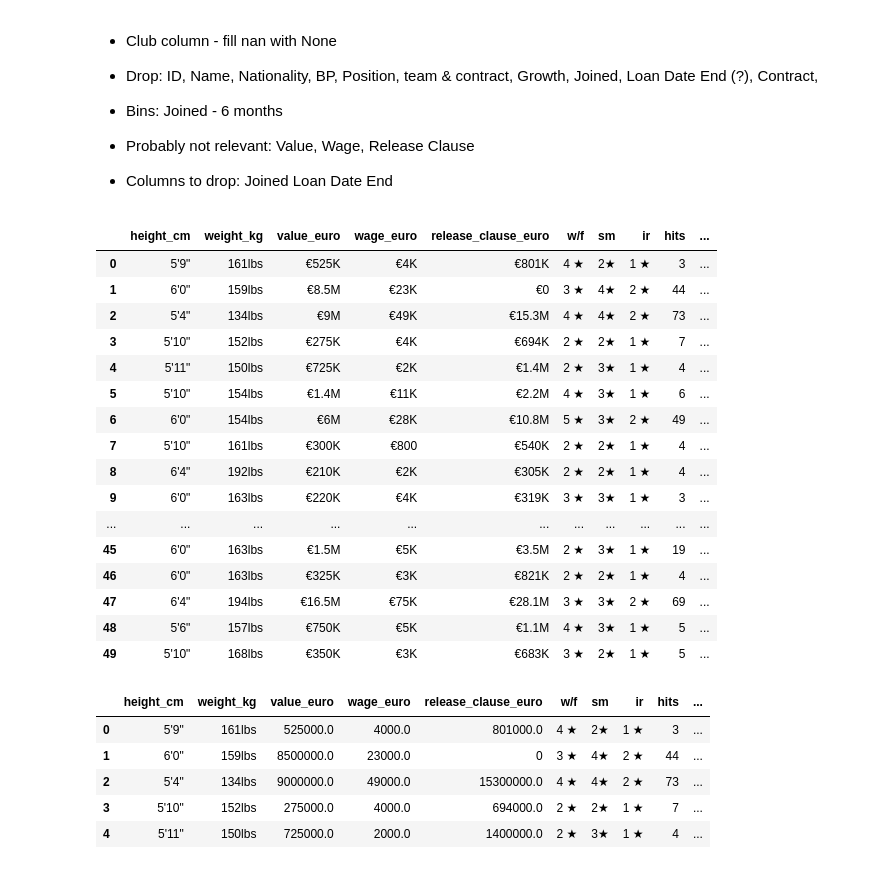
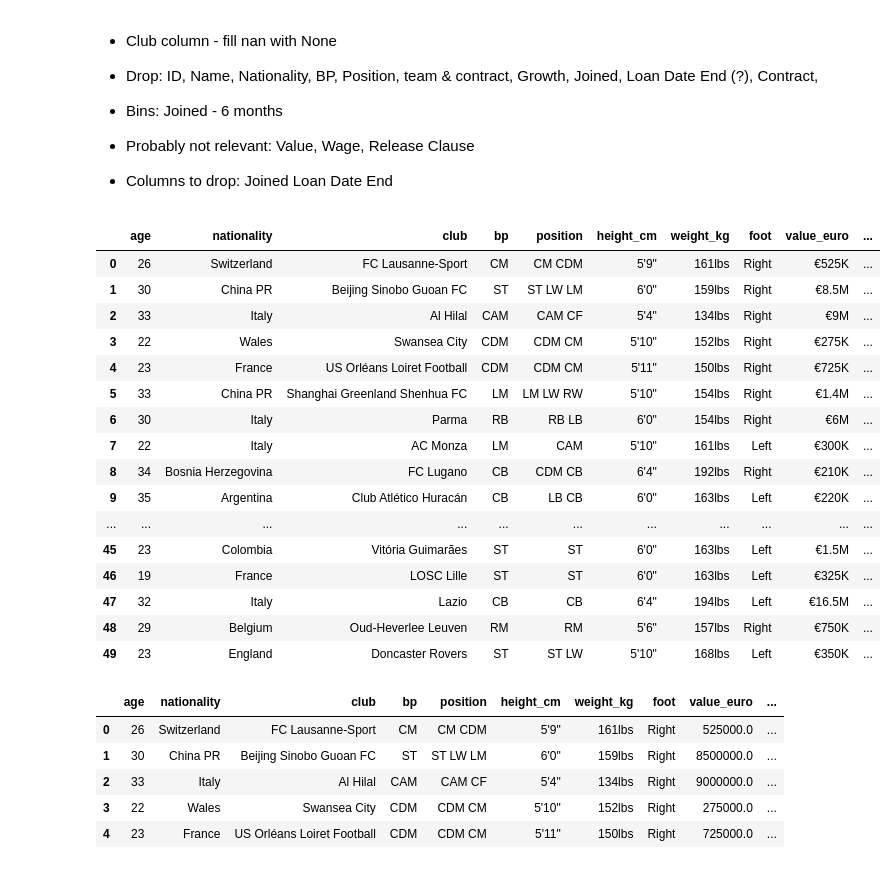
Before and after one commit to lucalfano/FIFA_21_PROJECT, a Jupyter notebook: FIFA_21_PROJECT.ipynb, the cells around one changed output. Saved outputs shown, nothing was run; the diff lists cells and outputs as text; code cells hidden in the pictures.

```diff
--- a/FIFA_21_PROJECT.ipynb
+++ b/FIFA_21_PROJECT.ipynb
@@ -32,7 +47,7 @@ def value_to_float(x):
         if len(x) > 1:
             return float(x.replace('M', '')) * 1000000
         return 1000000.0
-    return x
+    return float(x)
 
 # Character replacing function
 def remove_char(x,y, z=''):
@@ -68,9 +83,17 @@ def fill_na(data, drp):
     return data
 
 # Variables to change parameters of cleaning
-columns_to_drop = ['loan_date_end', 'id', 'name', 'team_&_contract', 'growth', 'joined']
+columns_to_drop = ['loan_date_end', 'id', 'name', 'team_&_contract', 'growth', 'joined', 'contract']
 
 cleandata = std_data(dataset)
 cleandata.rename(columns = {'height':'height_cm', 'weight':'weight_kg', 'value':'value_euro', 'wage':'wage_euro', 'release_clause':'release_clause_euro'}, inplace = True)
 cleandata = fill_na(cleandata, columns_to_drop)
+drop=['crossing','finishing','heading_accuracy','short_passing','volleys','dribbling','curve','fk_accuracy','long_passing',
+'ball_control','acceleration','sprint_speed','agility','reactions','balance','shot_power','jumping','stamina','strength','long_shots',
+'aggression','interceptions','positioning','vision','penalties','composure','marking','standing_tackle','sliding_tackle',
+'gk_diving','gk_handling','gk_kicking','gk_positioning','gk_reflexes','total_stats','pac','sho','pas','dri','def','phy',
+     'lwb','ldm','rdm','rwb','lb','lcb','rcb','rb',
+     'ls','rs','lf','rf','rw','cam','lm']
+
+cleandata = cleandata.drop(columns=drop, axis=1)
 # %%
@@ -81,39 +101,39 @@ categorical = categorical.drop(columns=['nationality', 'club', 'bp', 'position',
 # %%
-categorical.head(50)
+cleandata.head(50)
 # %% [output]
-|  | height_cm | weight_kg | value_euro | wage_euro | release_clause_euro | w/f | sm | ir | hits | ... |
-| 0 | 5'9" | 161lbs | €525K | €4K | €801K | 4 ★ | 2★ | 1 ★ | 3 | ... |
-| 1 | 6'0" | 159lbs | €8.5M | €23K | €0 | 3 ★ | 4★ | 2 ★ | 44 | ... |
-| 2 | 5'4" | 134lbs | €9M | €49K | €15.3M | 4 ★ | 4★ | 2 ★ | 73 | ... |
-| 3 | 5'10" | 152lbs | €275K | €4K | €694K | 2 ★ | 2★ | 1 ★ | 7 | ... |
-| 4 | 5'11" | 150lbs | €725K | €2K | €1.4M | 2 ★ | 3★ | 1 ★ | 4 | ... |
-| 5 | 5'10" | 154lbs | €1.4M | €11K | €2.2M | 4 ★ | 3★ | 1 ★ | 6 | ... |
-| 6 | 6'0" | 154lbs | €6M | €28K | €10.8M | 5 ★ | 3★ | 2 ★ | 49 | ... |
-| 7 | 5'10" | 161lbs | €300K | €800 | €540K | 2 ★ | 2★ | 1 ★ | 4 | ... |
-| 8 | 6'4" | 192lbs | €210K | €2K | €305K | 2 ★ | 2★ | 1 ★ | 4 | ... |
-| 9 | 6'0" | 163lbs | €220K | €4K | €319K | 3 ★ | 3★ | 1 ★ | 3 | ... |
+|  | age | nationality | club | bp | position | height_cm | weight_kg | foot | value_euro | ... |
+| 0 | 26 | Switzerland | FC Lausanne-Sport | CM | CM CDM | 5'9" | 161lbs | Right | €525K | ... |
+| 1 | 30 | China PR | Beijing Sinobo Guoan FC | ST | ST LW LM | 6'0" | 159lbs | Right | €8.5M | ... |
+| 2 | 33 | Italy | Al Hilal | CAM | CAM CF | 5'4" | 134lbs | Right | €9M | ... |
+| 3 | 22 | Wales | Swansea City | CDM | CDM CM | 5'10" | 152lbs | Right | €275K | ... |
+| 4 | 23 | France | US Orléans Loiret Football | CDM | CDM CM | 5'11" | 150lbs | Right | €725K | ... |
+| 5 | 33 | China PR | Shanghai Greenland Shenhua FC | LM | LM LW RW | 5'10" | 154lbs | Right | €1.4M | ... |
+| 6 | 30 | Italy | Parma | RB | RB LB | 6'0" | 154lbs | Right | €6M | ... |
+| 7 | 22 | Italy | AC Monza | LM | CAM | 5'10" | 161lbs | Left | €300K | ... |
+| 8 | 34 | Bosnia Herzegovina | FC Lugano | CB | CDM CB | 6'4" | 192lbs | Right | €210K | ... |
+| 9 | 35 | Argentina | Club Atlético Huracán | CB | LB CB | 6'0" | 163lbs | Left | €220K | ... |
 | ... | ... | ... | ... | ... | ... | ... | ... | ... | ... | ... |
-| 45 | 6'0" | 163lbs | €1.5M | €5K | €3.5M | 2 ★ | 3★ | 1 ★ | 19 | ... |
-| 46 | 6'0" | 163lbs | €325K | €3K | €821K | 2 ★ | 2★ | 1 ★ | 4 | ... |
-| 47 | 6'4" | 194lbs | €16.5M | €75K | €28.1M | 3 ★ | 3★ | 2 ★ | 69 | ... |
-| 48 | 5'6" | 157lbs | €750K | €5K | €1.1M | 4 ★ | 3★ | 1 ★ | 5 | ... |
-| 49 | 5'10" | 168lbs | €350K | €3K | €683K | 3 ★ | 2★ | 1 ★ | 5 | ... |
+| 45 | 23 | Colombia | Vitória Guimarães | ST | ST | 6'0" | 163lbs | Left | €1.5M | ... |
+| 46 | 19 | France | LOSC Lille | ST | ST | 6'0" | 163lbs | Left | €325K | ... |
+| 47 | 32 | Italy | Lazio | CB | CB | 6'4" | 194lbs | Left | €16.5M | ... |
+| 48 | 29 | Belgium | Oud-Heverlee Leuven | RM | RM | 5'6" | 157lbs | Right | €750K | ... |
+| 49 | 23 | England | Doncaster Rovers | ST | ST LW | 5'10" | 168lbs | Left | €350K | ... |
 # %%
 currency_values = ['value_euro', 'wage_euro', 'release_clause_euro']
 
 #Characters to replace
 for e in currency_values:
-    categorical[e] = remove_char(categorical[e],'€')
-    categorical[e] = categorical[e].apply(value_to_float)
+    cleandata[e] = remove_char(cleandata[e],'€')
+    cleandata[e] = cleandata[e].apply(value_to_float)
 
-categorical['hits'] = categorical['hits'].apply(value_to_float)
-categorical.head()
+cleandata['hits'] = cleandata['hits'].apply(value_to_float)
+cleandata.head()
 # %% [output]
-|  | height_cm | weight_kg | value_euro | wage_euro | release_clause_euro | w/f | sm | ir | hits | ... |
-| 0 | 5'9" | 161lbs | 525000.0 | 4000.0 | 801000.0 | 4 ★ | 2★ | 1 ★ | 3 | ... |
-| 1 | 6'0" | 159lbs | 8500000.0 | 23000.0 | 0 | 3 ★ | 4★ | 2 ★ | 44 | ... |
-| 2 | 5'4" | 134lbs | 9000000.0 | 49000.0 | 15300000.0 | 4 ★ | 4★ | 2 ★ | 73 | ... |
-| 3 | 5'10" | 152lbs | 275000.0 | 4000.0 | 694000.0 | 2 ★ | 2★ | 1 ★ | 7 | ... |
-| 4 | 5'11" | 150lbs | 725000.0 | 2000.0 | 1400000.0 | 2 ★ | 3★ | 1 ★ | 4 | ... |
+|  | age | nationality | club | bp | position | height_cm | weight_kg | foot | value_euro | ... |
+| 0 | 26 | Switzerland | FC Lausanne-Sport | CM | CM CDM | 5'9" | 161lbs | Right | 525000.0 | ... |
+| 1 | 30 | China PR | Beijing Sinobo Guoan FC | ST | ST LW LM | 6'0" | 159lbs | Right | 8500000.0 | ... |
+| 2 | 33 | Italy | Al Hilal | CAM | CAM CF | 5'4" | 134lbs | Right | 9000000.0 | ... |
+| 3 | 22 | Wales | Swansea City | CDM | CDM CM | 5'10" | 152lbs | Right | 275000.0 | ... |
+| 4 | 23 | France | US Orléans Loiret Football | CDM | CDM CM | 5'11" | 150lbs | Right | 725000.0 | ... |
 # %%
 # Converting height to cm
```
Also changed, not shown: parts of 21 cells of this notebook.
